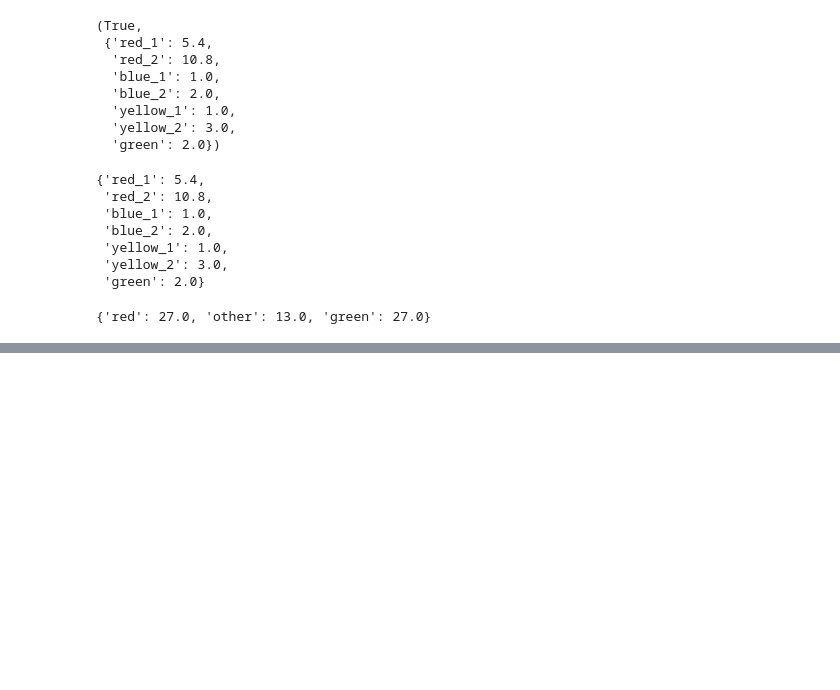
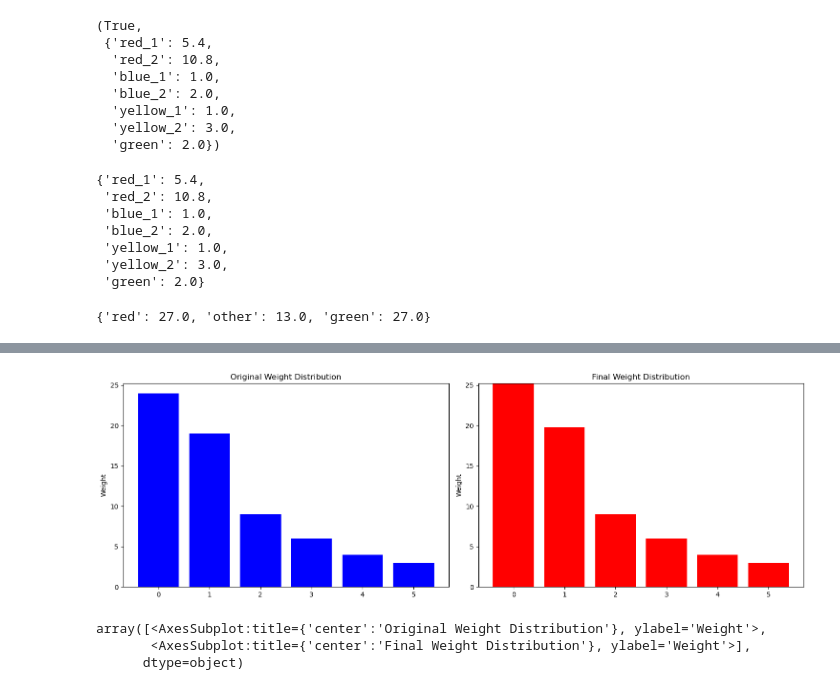
Before and after one commit to TE-Academy/Reputation-based_Weighted_Voting, a Jupyter notebook: notebooks/reweighting-techniques-demonstration.ipynb, the cells around one changed output, grey strips where cells are left out. Cells and saved outputs as stored; diff of their text form; code cells hidden in the pictures; blank space fills up the shorter version.

```diff
--- a/notebooks/reweighting-techniques-demonstration.ipynb
+++ b/notebooks/reweighting-techniques-demonstration.ipynb
@@ -344,0 +453,7 @@ orm.calc_all_group_cweights()
+# %%
+compare_bar_voter_distributions(original_voter_weights, ordered_voter_reweights)
+# %% [output]
+[figure, added]
+array([<AxesSubplot:title={'center':'Original Weight Distribution'}, ylabel='Weight'>,
+       <AxesSubplot:title={'center':'Final Weight Distribution'}, ylabel='Weight'>],
+      dtype=object)
```
Also changed, not shown: parts of 23 cells of this notebook.
